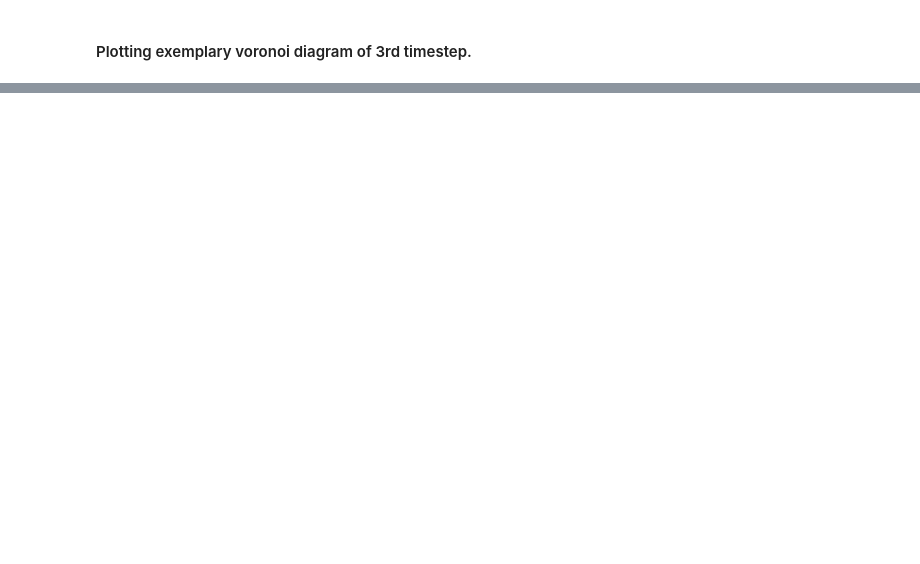
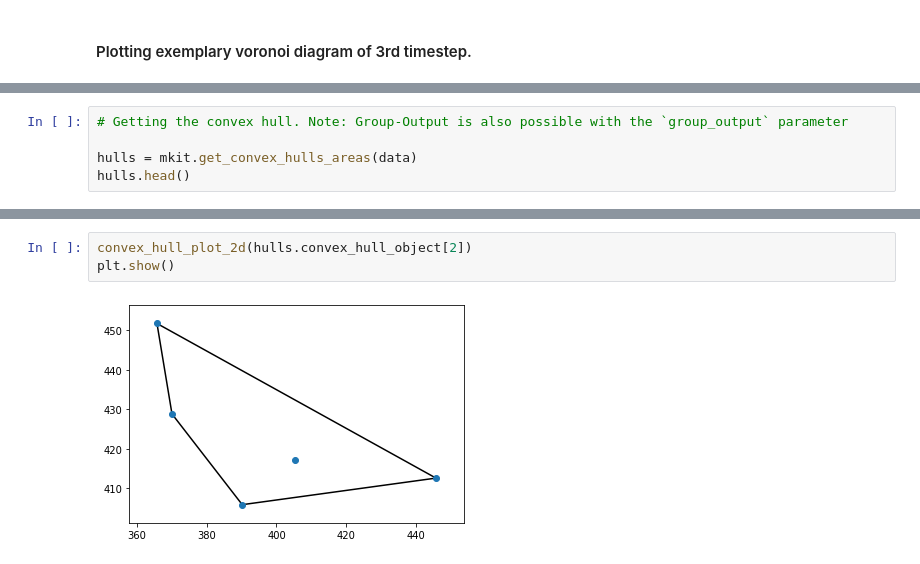
Before and after one commit to dbvis-ukon/movekit, a Jupyter notebook: examples/clustering examples.ipynb, the cells around one changed output, grey strips where cells are left out. Drawn from its saved outputs; the diff is of its cells as text; blank space fills up the shorter version.

Commit message:
added convex hull, changed voronoi

```diff
--- a/examples/clustering examples.ipynb
+++ b/examples/clustering examples.ipynb
@@ -313,0 +275,5 @@ plt.show()
+# %%
+# Getting the convex hull. Note: Group-Output is also possible with the `group_output` parameter
+
+hulls = mkit.get_convex_hulls_areas(data)
+hulls.head()
@@ -313,0 +287,5 @@ plt.show()
+# %%
+convex_hull_plot_2d(hulls.convex_hull_object[2])
+plt.show()
+# %% [output]
+[figure, added]
```
Also changed, not shown: parts of 26 cells of this notebook, 2 other files.
